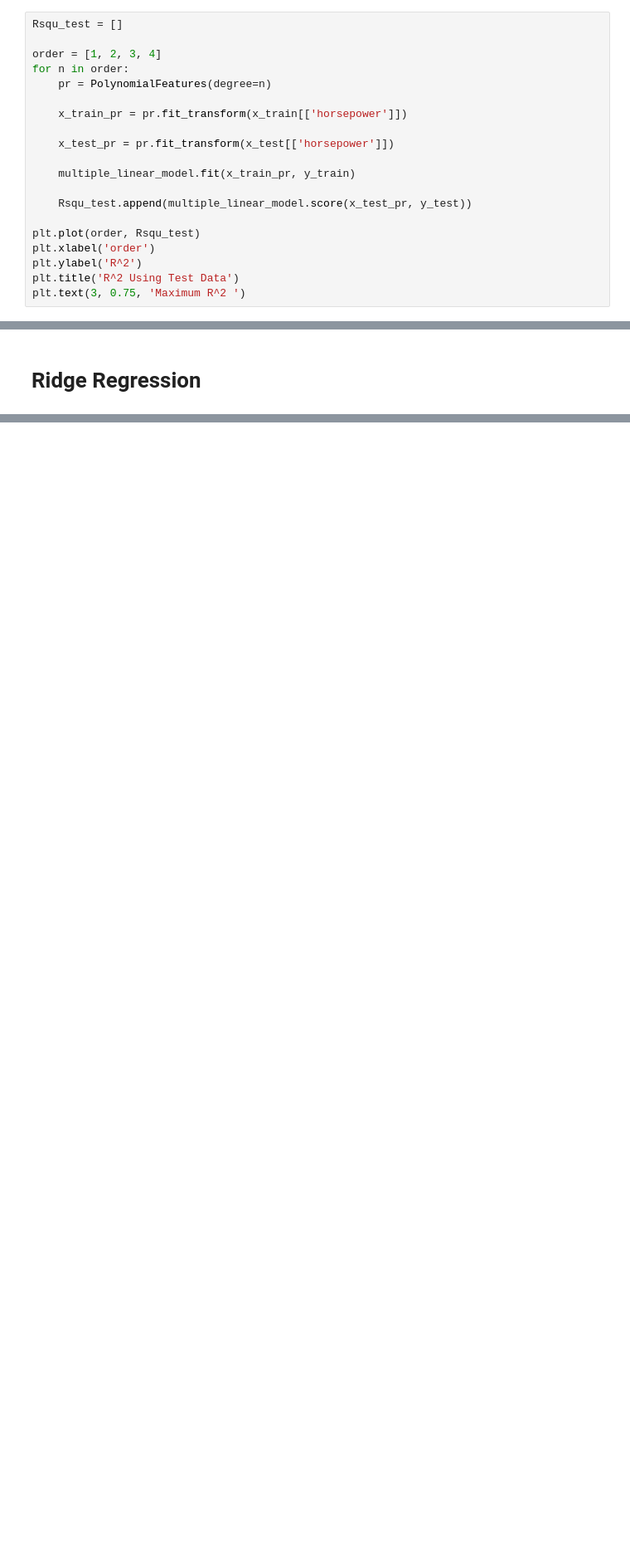
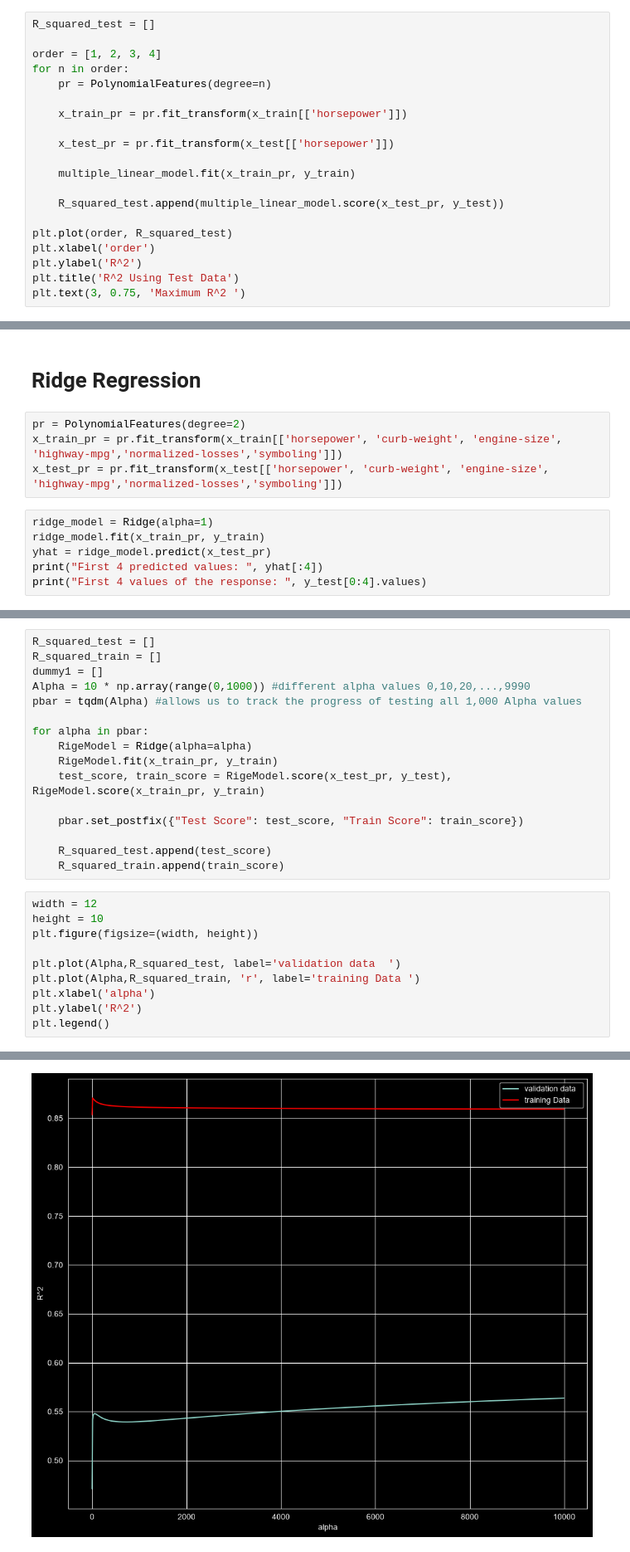
Before and after one commit to Mohammed-walid/data-analysis-python, a Jupyter notebook: 05-Model-Evaluation-and-Refinement/Used-cars-prices/used_cars_prices.ipynb, the cells around one changed output, grey strips where cells are left out. Shown at 83% size. Saved outputs shown, nothing was run; the diff lists cells and outputs as text; blank space fills up the shorter version.

Commit message:
Implemented RIdge regression

```diff
--- a/05-Model-Evaluation-and-Refinement/Used-cars-prices/used_cars_prices.ipynb
+++ b/05-Model-Evaluation-and-Refinement/Used-cars-prices/used_cars_prices.ipynb
@@ -268,7 +269,7 @@ R squared for Testing data:  0.0880900197972787
 # %% [markdown]
 Let's see how the R^2 changes on the test data for different order polynomials
 # %%
-Rsqu_test = []
+R_squared_test = []
 
 order = [1, 2, 3, 4]
 for n in order:
@@ -280,9 +281,9 @@ for n in order:
 
     multiple_linear_model.fit(x_train_pr, y_train)
 
-    Rsqu_test.append(multiple_linear_model.score(x_test_pr, y_test))
+    R_squared_test.append(multiple_linear_model.score(x_test_pr, y_test))
 
-plt.plot(order, Rsqu_test)
+plt.plot(order, R_squared_test)
 plt.xlabel('order')
 plt.ylabel('R^2')
 plt.title('R^2 Using Test Data')
@@ -323,3 +324,13 @@ The number of dimension is:  (110, 15)
 [figure]
 # %% [markdown]
 # Ridge Regression
+# %%
+pr = PolynomialFeatures(degree=2)
+x_train_pr = pr.fit_transform(x_train[['horsepower', 'curb-weight', 'engine-size', 'highway-mpg','normalized-losses','symboling']])
+x_test_pr = pr.fit_transform(x_test[['horsepower', 'curb-weight', 'engine-size', 'highway-mpg','normalized-losses','symboling']])
+# %%
+ridge_model = Ridge(alpha=1)
+ridge_model.fit(x_train_pr, y_train)
+yhat = ridge_model.predict(x_test_pr)
+print("First 4 predicted values: ", yhat[:4])
+print("First 4 values of the response: ", y_test[0:4].values)
@@ -325,0 +344,27 @@ The number of dimension is:  (110, 15)
+# %%
+R_squared_test = []
+R_squared_train = []
+dummy1 = []
+Alpha = 10 * np.array(range(0,1000)) #different alpha values 0,10,20,...,9990
+pbar = tqdm(Alpha) #allows us to track the progress of testing all 1,000 Alpha values
+
+for alpha in pbar:
+    RigeModel = Ridge(alpha=alpha)
+    RigeModel.fit(x_train_pr, y_train)
+    test_score, train_score = RigeModel.score(x_test_pr, y_test), RigeModel.score(x_train_pr, y_train)
+
+    pbar.set_postfix({"Test Score": test_score, "Train Score": train_score})
+
+    R_squared_test.append(test_score)
+    R_squared_train.append(train_score)
+# %%
+width = 12
+height = 10
+plt.figure(figsize=(width, height))
+
+plt.plot(Alpha,R_squared_test, label='validation data  ')
+plt.plot(Alpha,R_squared_train, 'r', label='training Data ')
+plt.xlabel('alpha')
+plt.ylabel('R^2')
+plt.legend()
+# %% [output]
@@ -325,0 +372 @@ The number of dimension is:  (110, 15)
+[figure, added]
```
Also changed, not shown: parts of 5 cells of this notebook.
